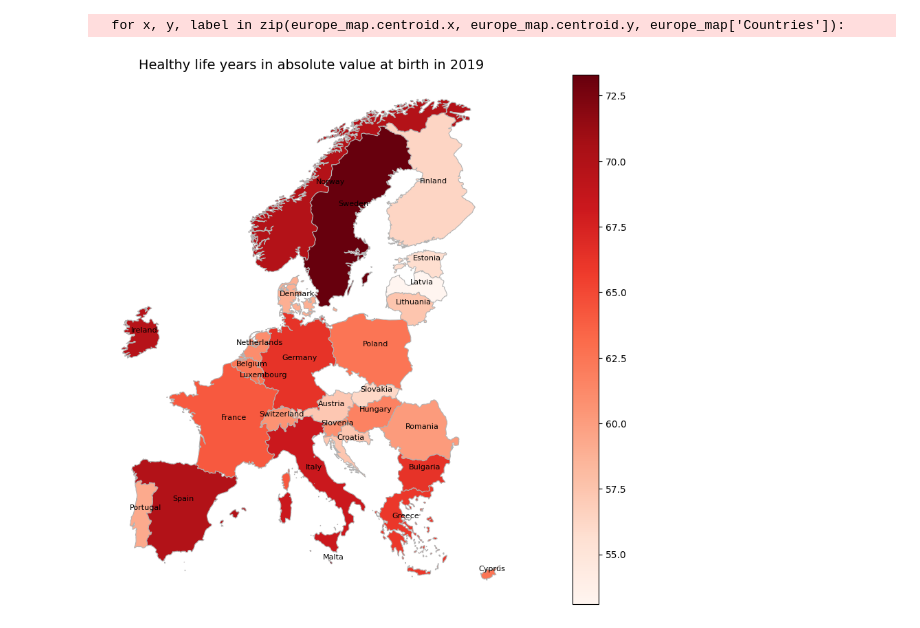
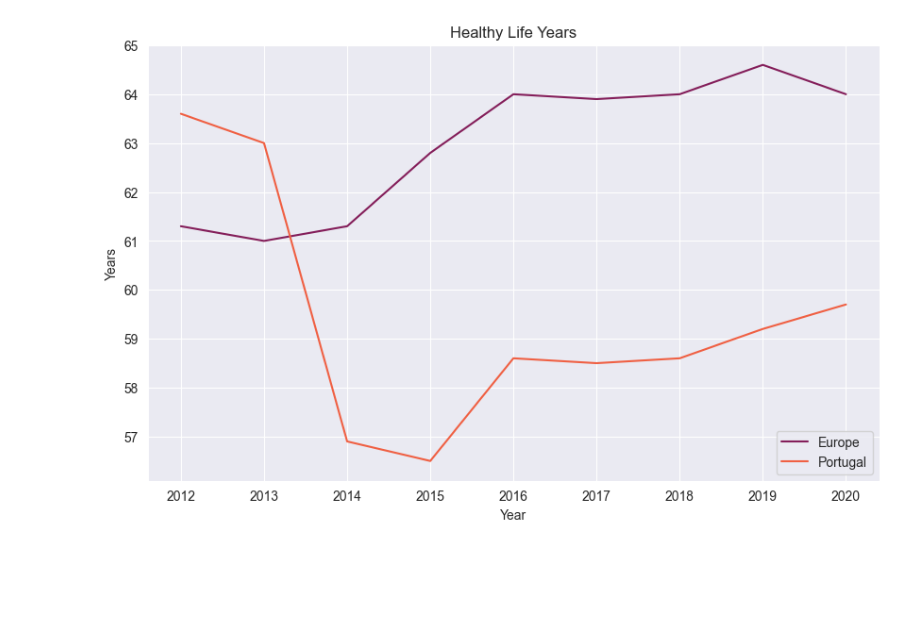
Before and after one commit to DiogoPF/Programming-Project, a Jupyter notebook: Cleaning&Viz/Healthy_life_years.ipynb, the cells around one changed output. Cells and saved outputs as stored; diff of their text form; code cells hidden in the pictures; blank space fills up the shorter version.

```diff
--- a/Cleaning&Viz/Healthy_life_years.ipynb
+++ b/Cleaning&Viz/Healthy_life_years.ipynb
@@ -2,9 +2,6 @@
 import pandas as pd
 import matplotlib.pyplot as plt
 import seaborn as sns
-import numpy as np
-import geopandas as gpd
 
 
-HLY = pd.read_excel('../DataSets/Healthy Life Years.xlsx', sheet_name='Sheet 1',  skiprows = 9,  nrows= 34, usecols = 'A:AI')
-print(HLY)
+hyl = pd.read_excel('../DataSets/Healthy Life Years.xlsx', sheet_name='Sheet 1',  skiprows = 9,  nrows= 34, usecols = 'A:AI')
@@ -155,24 +8,25 @@ plt.show()
-# %%
-geo = pd.DataFrame()
-geo= HLY_
-geo.columns
-
-europe = gpd.read_file('../DataSets/europe.geojson')[['NAME', 'geometry']]
-
-europe_countries= list(europe.NAME.values)
-my_countries = list(geo.Countries.values)
-countries_unformated = set(my_countries)-set(europe_countries)
-
-europe_map = europe.merge(geo, left_on='NAME', right_on='Countries', how='left')
-
-fig, ax = plt.subplots(1, figsize=(20, 10))
-graph = europe_map.plot(column='2019', cmap='Reds', linewidth=0.8, ax=ax, edgecolor='0.7', legend = True)
-ax.axis('off')
-for x, y, label in zip(europe_map.centroid.x, europe_map.centroid.y, europe_map['Countries']):
-    if not pd.isnull(label):
-        ax.annotate(label, xy=(x, y), xytext=(3, 3), textcoords="offset points", fontsize=8, ha='center')
-graph.set_title('Healthy life years in absolute value at birth in 2019', fontsize=14)
-plt.show()
-# %% [output]
-  for x, y, label in zip(europe_map.centroid.x, europe_map.centroid.y, europe_map['Countries']):
-[figure, removed]
+# %%
+unwanted_cols = [col for col in hyl.columns if col.startswith('Unnamed')]
+hyl = hyl.drop(unwanted_cols, axis=1)
+# %%
+hyl = hyl[(hyl.TIME == 'European Union - 27 countries (from 2020)') | (hyl.TIME == 'Portugal')]
+# %%
+hyl.loc[hyl.TIME == 'European Union - 27 countries (from 2020)', 'TIME'] = 'Europe'
+hyl = hyl.rename(columns={'TIME': 'Region'})
+hyl = hyl.drop('2011', axis=1)
+# %%
+# Melt the DataFrame to convert the years into a single 'Year' column
+hyl_melted = pd.melt(hyl, id_vars='Region', var_name='Year', value_name='Value')
+
+# Create the line plot
+sns.set_style("darkgrid")
+plt.figure(figsize=(10, 6))
+sns.lineplot(data=hyl_melted, x='Year', y='Value', hue='Region', palette='rocket')
+title = plt.title('Healthy Life Years')
+plt.xlabel('Year')
+plt.ylabel('Years')
+plt.legend(loc='lower right')
+plt.savefig(f'../Graphics/{title.get_text()}.png', transparent=True, dpi=800,bbox_inches='tight')
+plt.show()
+# %% [output]
+[figure, added]
```
Also changed, not shown: parts of 11 cells of this notebook, 3 other files.
